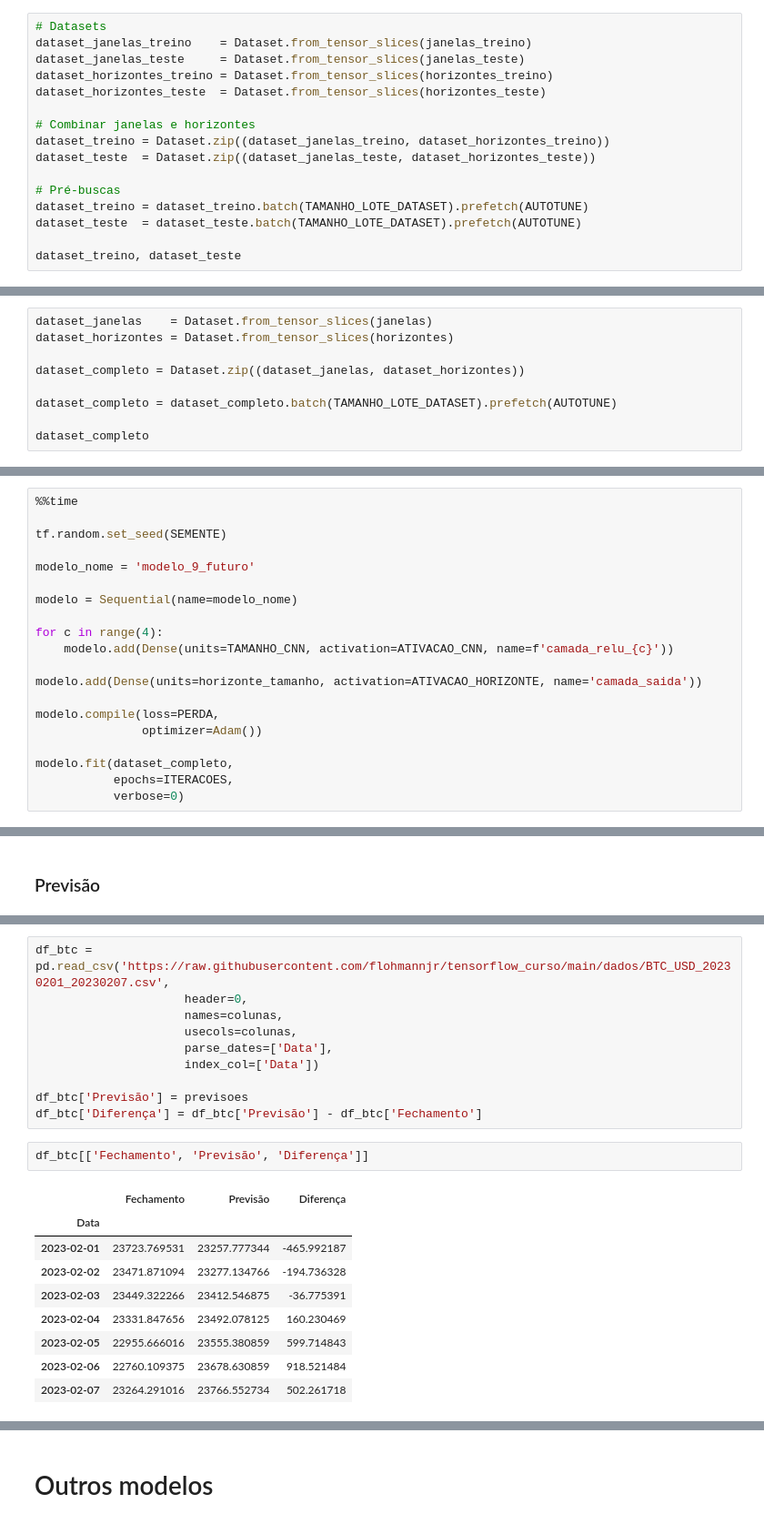
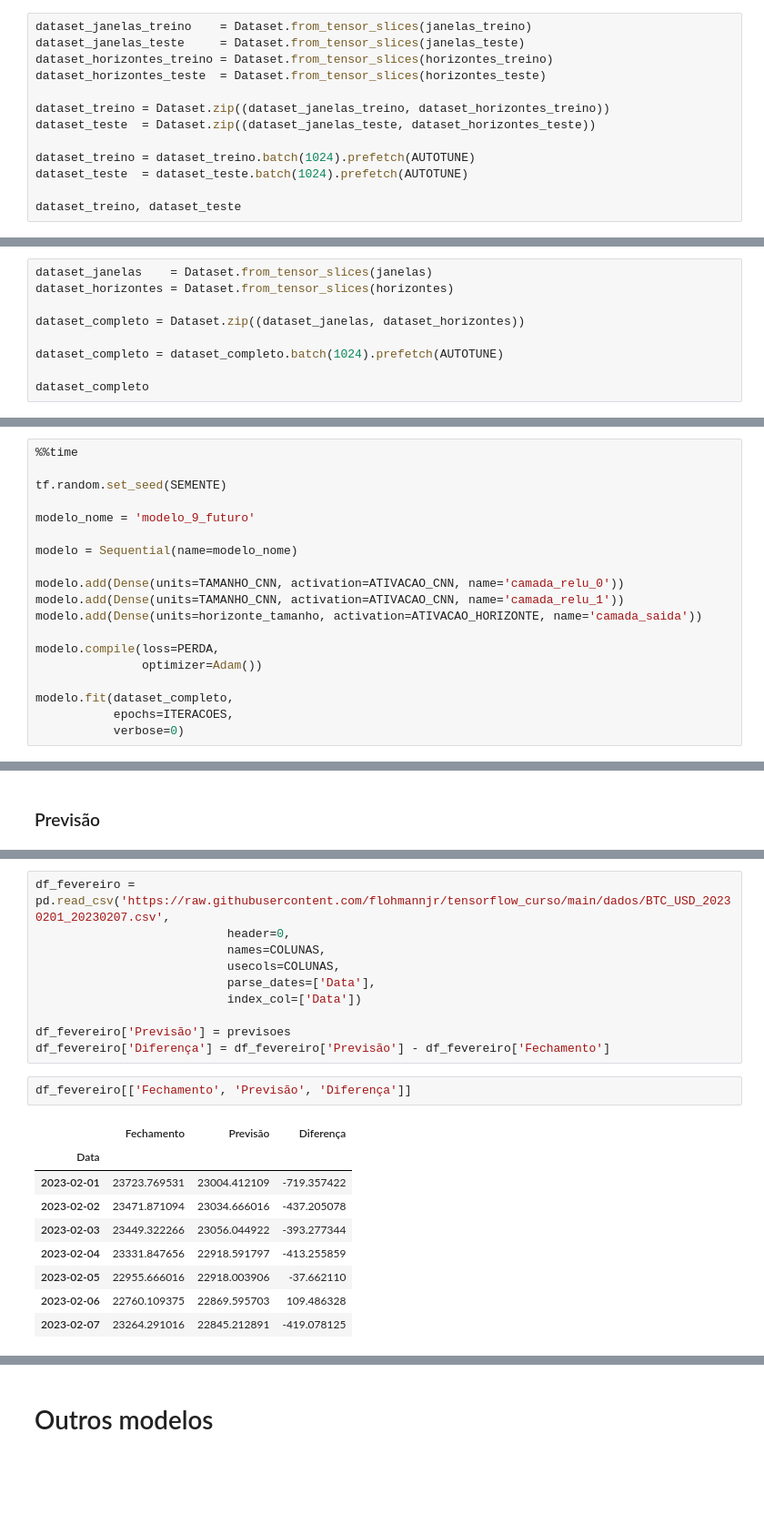
Before and after one commit to flohmannjr/tensorflow_curso, a Jupyter notebook: TensorFlow_MP3_BitPredict.ipynb, the cells around one changed output, grey strips where cells are left out. Shown at 91% size. Drawn from its saved outputs; the diff is of its cells as text; blank space fills up the shorter version.

```diff
--- a/TensorFlow_MP3_BitPredict.ipynb
+++ b/TensorFlow_MP3_BitPredict.ipynb
@@ -817,19 +776,16 @@ janelas, horizontes = criar_janelas(dados, janela_tamanho, horizonte_tamanho)
 
 janelas_treino, janelas_teste, horizontes_treino, horizontes_teste = separar_janelas_treino_teste(janelas, horizontes, tamanho_teste=0.2)
 # %%
-# Datasets
 dataset_janelas_treino    = Dataset.from_tensor_slices(janelas_treino)
 dataset_janelas_teste     = Dataset.from_tensor_slices(janelas_teste)
 dataset_horizontes_treino = Dataset.from_tensor_slices(horizontes_treino)
 dataset_horizontes_teste  = Dataset.from_tensor_slices(horizontes_teste)
 
-# Combinar janelas e horizontes
 dataset_treino = Dataset.zip((dataset_janelas_treino, dataset_horizontes_treino))
 dataset_teste  = Dataset.zip((dataset_janelas_teste, dataset_horizontes_teste))
 
-# Pré-buscas
-dataset_treino = dataset_treino.batch(TAMANHO_LOTE_DATASET).prefetch(AUTOTUNE)
-dataset_teste  = dataset_teste.batch(TAMANHO_LOTE_DATASET).prefetch(AUTOTUNE)
+dataset_treino = dataset_treino.batch(1024).prefetch(AUTOTUNE)
+dataset_teste  = dataset_teste.batch(1024).prefetch(AUTOTUNE)
 
 dataset_treino, dataset_teste
 # %% [output]
@@ -1093,7 +1045,7 @@ dataset_horizontes = Dataset.from_tensor_slices(horizontes)
 
 dataset_completo = Dataset.zip((dataset_janelas, dataset_horizontes))
 
-dataset_completo = dataset_completo.batch(TAMANHO_LOTE_DATASET).prefetch(AUTOTUNE)
+dataset_completo = dataset_completo.batch(1024).prefetch(AUTOTUNE)
 
 dataset_completo
 # %% [output]
@@ -1109,9 +1061,8 @@ modelo_nome = 'modelo_9_futuro'
 
 modelo = Sequential(name=modelo_nome)
 
-for c in range(4):
-    modelo.add(Dense(units=TAMANHO_CNN, activation=ATIVACAO_CNN, name=f'camada_relu_{c}'))
-
+modelo.add(Dense(units=TAMANHO_CNN, activation=ATIVACAO_CNN, name='camada_relu_0'))
+modelo.add(Dense(units=TAMANHO_CNN, activation=ATIVACAO_CNN, name='camada_relu_1'))
 modelo.add(Dense(units=horizonte_tamanho, activation=ATIVACAO_HORIZONTE, name='camada_saida'))
 
 modelo.compile(loss=PERDA,
@@ -1181,23 +1129,23 @@ previsoes = gerar_previsoes_futuro(modelo, horizontes, quantidade_dias, janela_t
 # %%
-df_btc = pd.read_csv('https://raw.githubusercontent.com/flohmannjr/tensorflow_curso/main/dados/BTC_USD_20230201_20230207.csv',
-                     header=0,
-                     names=colunas,
-                     usecols=colunas,
-                     parse_dates=['Data'],
-                     index_col=['Data'])
+df_fevereiro = pd.read_csv('https://raw.githubusercontent.com/flohmannjr/tensorflow_curso/main/dados/BTC_USD_20230201_20230207.csv',
+                           header=0,
+                           names=COLUNAS,
+                           usecols=COLUNAS,
+                           parse_dates=['Data'],
+                           index_col=['Data'])
 
-df_btc['Previsão'] = previsoes
-df_btc['Diferença'] = df_btc['Previsão'] - df_btc['Fechamento']
+df_fevereiro['Previsão'] = previsoes
+df_fevereiro['Diferença'] = df_fevereiro['Previsão'] - df_fevereiro['Fechamento']
 # %%
-df_btc[['Fechamento', 'Previsão', 'Diferença']]
+df_fevereiro[['Fechamento', 'Previsão', 'Diferença']]
 # %% [output]
 |  | Fechamento | Previsão | Diferença |
 | Data |  |  |  |
-| 2023-02-01 | 23723.769531 | 23257.777344 | -465.992187 |
-| 2023-02-02 | 23471.871094 | 23277.134766 | -194.736328 |
-| 2023-02-03 | 23449.322266 | 23412.546875 | -36.775391 |
-| 2023-02-04 | 23331.847656 | 23492.078125 | 160.230469 |
-| 2023-02-05 | 22955.666016 | 23555.380859 | 599.714843 |
-| 2023-02-06 | 22760.109375 | 23678.630859 | 918.521484 |
-| 2023-02-07 | 23264.291016 | 23766.552734 | 502.261718 |
+| 2023-02-01 | 23723.769531 | 23004.412109 | -719.357422 |
+| 2023-02-02 | 23471.871094 | 23034.666016 | -437.205078 |
+| 2023-02-03 | 23449.322266 | 23056.044922 | -393.277344 |
+| 2023-02-04 | 23331.847656 | 22918.591797 | -413.255859 |
+| 2023-02-05 | 22955.666016 | 22918.003906 | -37.662110 |
+| 2023-02-06 | 22760.109375 | 22869.595703 | 109.486328 |
+| 2023-02-07 | 23264.291016 | 22845.212891 | -419.078125 |
 # %%
```
Also changed, not shown: parts of 48 cells of this notebook.
